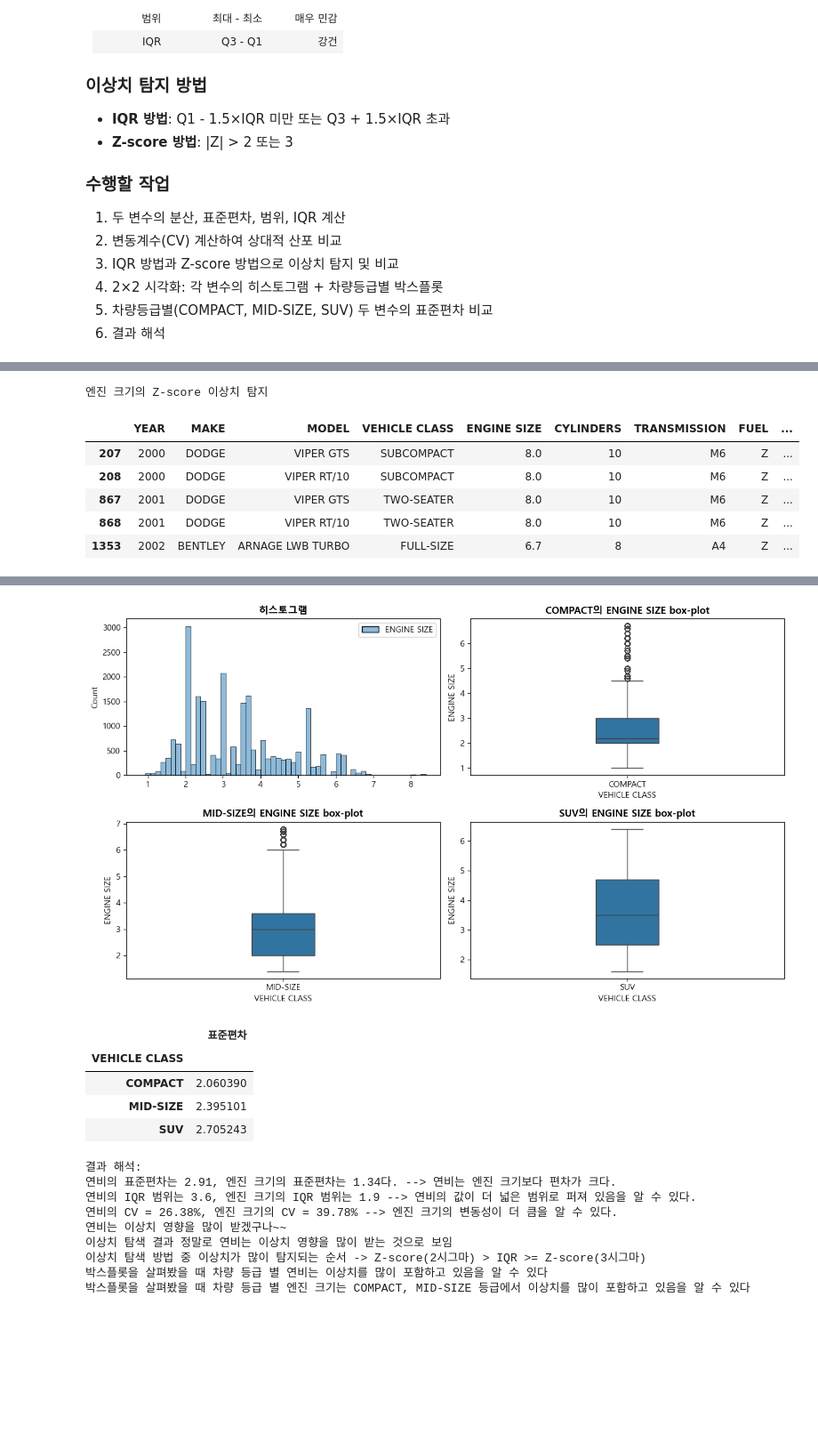
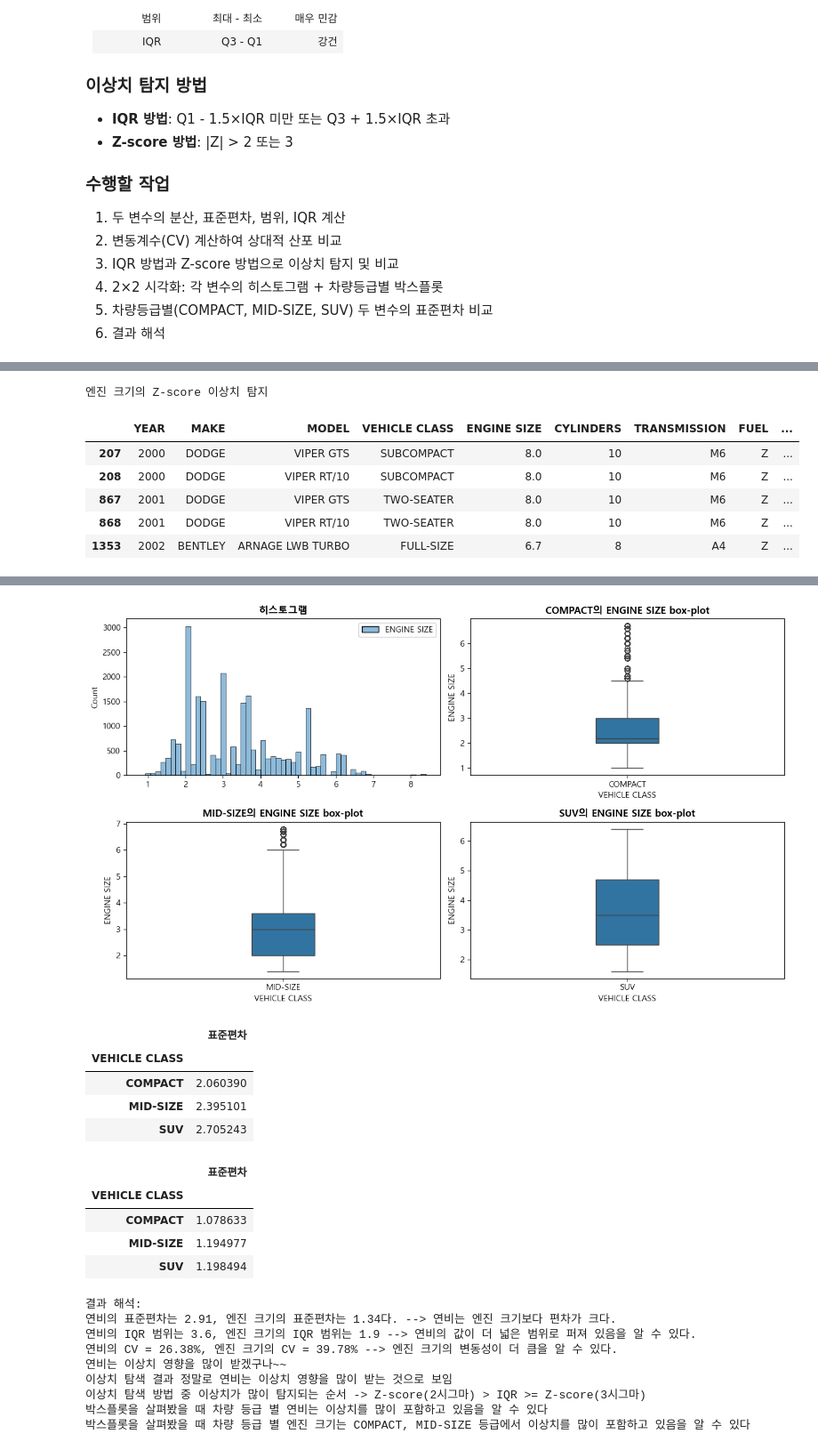
Before and after one commit to sparta-data11-statistics-practice/practice-01-descriptive-statistics-Heesang01, a Jupyter notebook: practice_01_assignment.ipynb, the cells around one changed output, grey strips where cells are left out. Shown at 89% size. Saved outputs shown, nothing was run; the diff lists cells and outputs as text; code cells hidden in the pictures; blank space fills up the shorter version.

```diff
--- a/practice_01_assignment.ipynb
+++ b/practice_01_assignment.ipynb
@@ -257,23 +263,26 @@ class IQR_CALCULATOR:
 COMB_VAR = np.var(df['COMB (L/100 km)'])
 COMB_STD = np.std(df['COMB (L/100 km)'])
 COMB_IQR = IQR_CALCULATOR(df,'COMB (L/100 km)')
-
+COMB_RANGE = max(df['COMB (L/100 km)']) - min(df['COMB (L/100 km)'])
 
 
 ES_VAR = np.var(df['ENGINE SIZE'])
 ES_STD = np.std(df['ENGINE SIZE'])
 ES_IQR = IQR_CALCULATOR(df,'ENGINE SIZE')
+ES_RANGE = max(df['ENGINE SIZE']) - min(df['ENGINE SIZE'])
 
 print('\n', '='*30, '\n')
 print(f'COMB 분산 : {COMB_VAR:.2f}')
 print(f'COMB 표준편차 : {COMB_STD:.2f}')
 print(f'COMB IQR: {COMB_IQR.IQR_CAL():.2f}')
+print(f'COMB 범위: {COMB_RANGE:.2f}')
 print('\n', '='*30, '\n')
 
 print('\n', '='*30, '\n')
 print(f'ENGINE_SIZE 분산 : {ES_VAR:.2f}')
 print(f'ENGINE_SIZE 표준편차 : {ES_STD:.2f}')
 print(f'ENGINE_SIZE IQR: {ES_IQR.IQR_CAL():.2f}')
+print(f'ENGINE SIZE 범위: {ES_RANGE:.2f}')
 print('\n', '='*30, '\n')
 
 
@@ -364,7 +373,12 @@ histnbox(df[['ENGINE SIZE', 'VEHICLE CLASS']], 'ENGINE SIZE', 'VEHICLE CLASS', '
 COMB_STDS = df[df['VEHICLE CLASS'].isin(weights.index)].groupby('VEHICLE CLASS')['COMB (L/100 km)'].agg({
     ('표준편차', 'std')
 })
+
+ES_STDS = df[df['VEHICLE CLASS'].isin(weights.index)].groupby('VEHICLE CLASS')['ENGINE SIZE'].agg({
+    ('표준편차', 'std')
+})
 display(COMB_STDS)
+display(ES_STDS)
 # TODO 6: 결과 해석
 print('결과 해석:')
 print(f'연비의 표준편차는 2.91, 엔진 크기의 표준편차는 1.34다. --> 연비는 엔진 크기보다 편차가 크다.')
@@ -416,33 +430,38 @@ ENGINE_SIZE 분산 : 1.78
 엔진 크기의 Z-score 이상치 탐지
 |  | YEAR | MAKE | MODEL | VEHICLE CLASS | ENGINE SIZE | CYLINDERS | TRANSMISSION | FUEL | ... |
 | 207 | 2000 | DODGE | VIPER GTS | SUBCOMPACT | 8.0 | 10 | M6 | Z | ... |
 | 208 | 2000 | DODGE | VIPER RT/10 | SUBCOMPACT | 8.0 | 10 | M6 | Z | ... |
 | 867 | 2001 | DODGE | VIPER GTS | TWO-SEATER | 8.0 | 10 | M6 | Z | ... |
 | 868 | 2001 | DODGE | VIPER RT/10 | TWO-SEATER | 8.0 | 10 | M6 | Z | ... |
 | 1353 | 2002 | BENTLEY | ARNAGE LWB TURBO | FULL-SIZE | 6.7 | 8 | A4 | Z | ... |
  ==============================
 
 COMB IQR 이상치 개수: 548
 ENGINE SIZE IQR 이상치 개수: 41
 
  ==============================
 
 COMB Z-SCORE 이상치 개수 (3시그마): 219
 ENGINE SIZE Z-SCORE 이상치 개수(3시그마): 41
 
  ==============================
 
 COMB Z-SCORE 이상치 개수 (2시그마): 1124
 ENGINE SIZE Z-SCORE 이상치 개수(2시그마): 762
 
  ==============================
 [figure]
 [figure]
 |  | 표준편차 |
 | VEHICLE CLASS |  |
 | COMPACT | 2.060390 |
 | MID-SIZE | 2.395101 |
 | SUV | 2.705243 |
+|  | 표준편차 |
+| VEHICLE CLASS |  |
+| COMPACT | 1.078633 |
+| MID-SIZE | 1.194977 |
+| SUV | 1.198494 |
 결과 해석:
 연비의 표준편차는 2.91, 엔진 크기의 표준편차는 1.34다. --> 연비는 엔진 크기보다 편차가 크다.
 연비의 IQR 범위는 3.6, 엔진 크기의 IQR 범위는 1.9 --> 연비의 값이 더 넓은 범위로 퍼져 있음을 알 수 있다.
```
Also changed, not shown: parts of 6 cells of this notebook, 8 other files.
